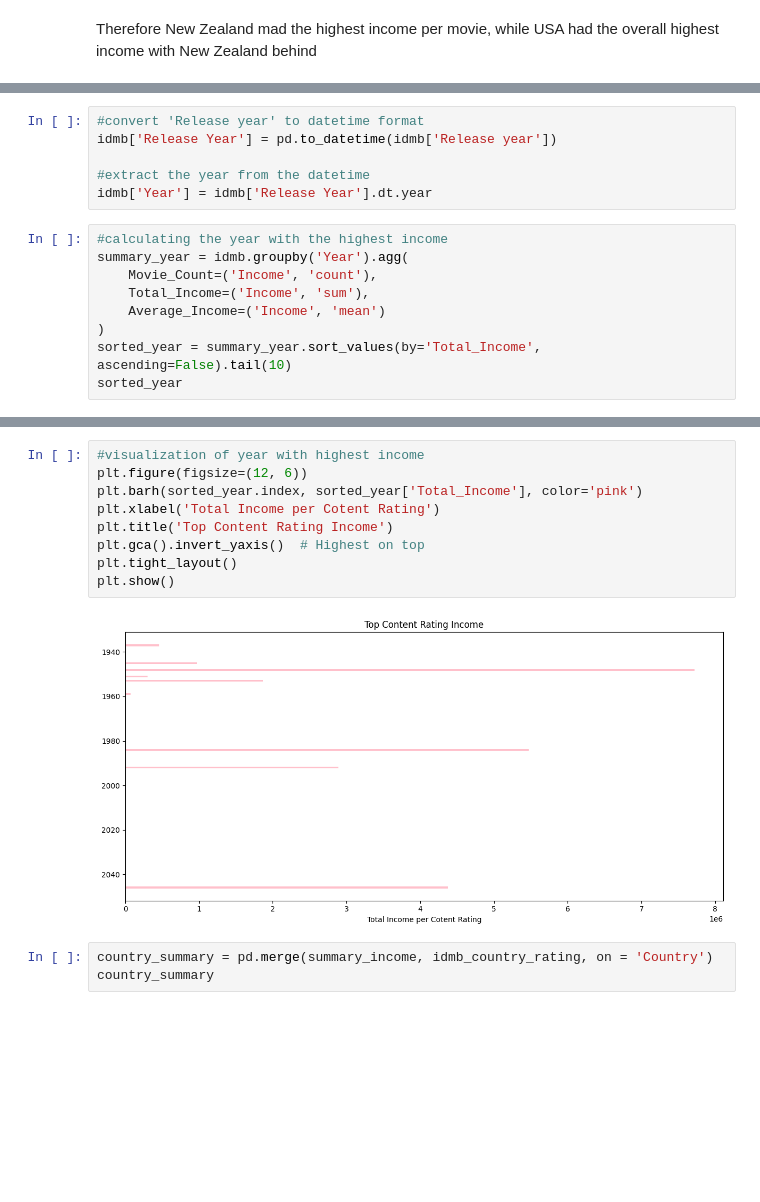
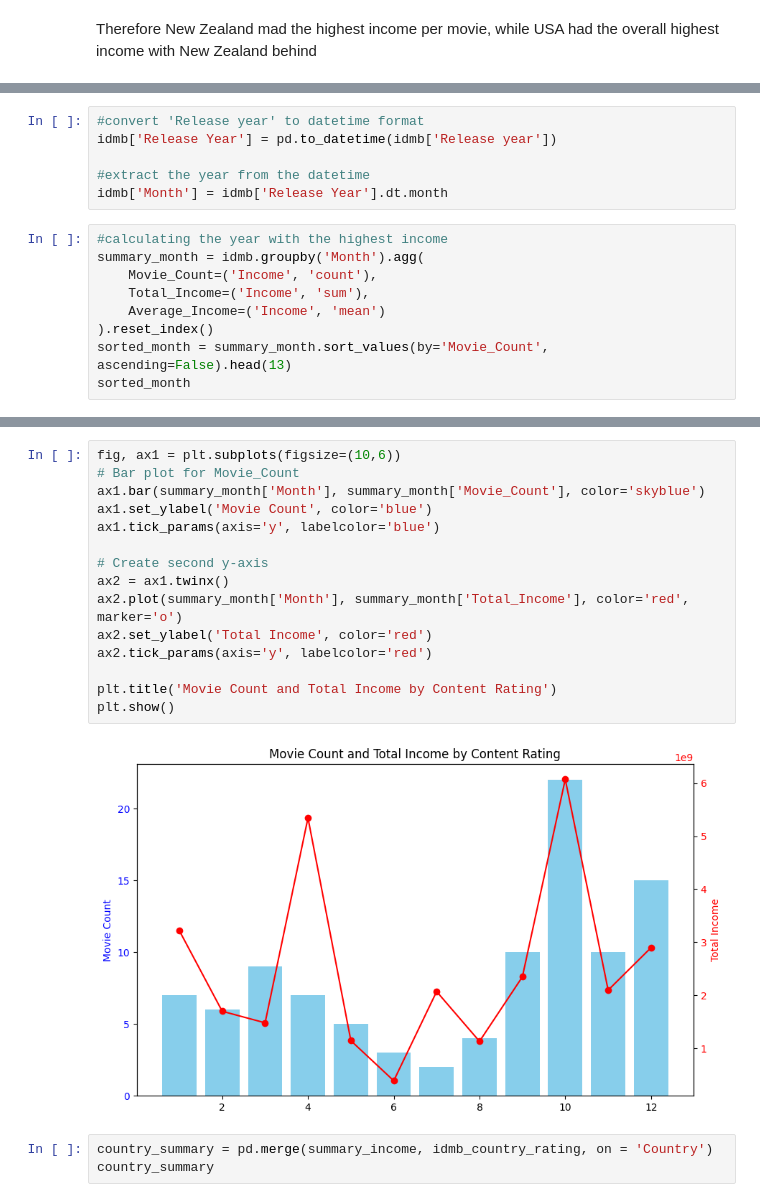
Before and after one commit to AyaUchiv/IDMB_MOVIE_DATASET, a Jupyter notebook: ANALYSIS/idmb_analysis.ipynb, the cells around one changed output, grey strips where cells are left out. Drawn from its saved outputs; the diff is of its cells as text; blank space fills up the shorter version.

```diff
--- a/ANALYSIS/idmb_analysis.ipynb
+++ b/ANALYSIS/idmb_analysis.ipynb
@@ -148,14 +137,14 @@ Text(0, 0.5, 'Total Income')
 idmb['Release Year'] = pd.to_datetime(idmb['Release year'])
 
 #extract the year from the datetime
-idmb['Year'] = idmb['Release Year'].dt.year
+idmb['Month'] = idmb['Release Year'].dt.month
 # %%
 #calculating the year with the highest income
-summary_year = idmb.groupby('Year').agg(
+summary_month = idmb.groupby('Month').agg(
     Movie_Count=('Income', 'count'),
     Total_Income=('Income', 'sum'),
     Average_Income=('Income', 'mean')
-)
-sorted_year = summary_year.sort_values(by='Total_Income', ascending=False).tail(10)
-sorted_year
+).reset_index()
+sorted_month = summary_month.sort_values(by='Movie_Count', ascending=False).head(13)
+sorted_month
 # %% [output]
@@ -174,14 +164,20 @@ sorted_year
 # %%
-#visualization of year with highest income
-plt.figure(figsize=(12, 6))
-plt.barh(sorted_year.index, sorted_year['Total_Income'], color='pink')
-plt.xlabel('Total Income per Cotent Rating')
-plt.title('Top Content Rating Income')
-plt.gca().invert_yaxis()  # Highest on top
-plt.tight_layout()
+fig, ax1 = plt.subplots(figsize=(10,6))
+# Bar plot for Movie_Count
+ax1.bar(summary_month['Month'], summary_month['Movie_Count'], color='skyblue')
+ax1.set_ylabel('Movie Count', color='blue')
+ax1.tick_params(axis='y', labelcolor='blue')
+
+# Create second y-axis
+ax2 = ax1.twinx()
+ax2.plot(summary_month['Month'], summary_month['Total_Income'], color='red', marker='o')
+ax2.set_ylabel('Total Income', color='red')
+ax2.tick_params(axis='y', labelcolor='red')
+
+plt.title('Movie Count and Total Income by Content Rating')
 plt.show()
 # %% [output]
-[figure, old version]
+[figure, new version]
 # %%
 country_summary = pd.merge(summary_income, idmb_country_rating, on = 'Country')
 country_summary
```
Also changed, not shown: parts of 10 cells of this notebook.
